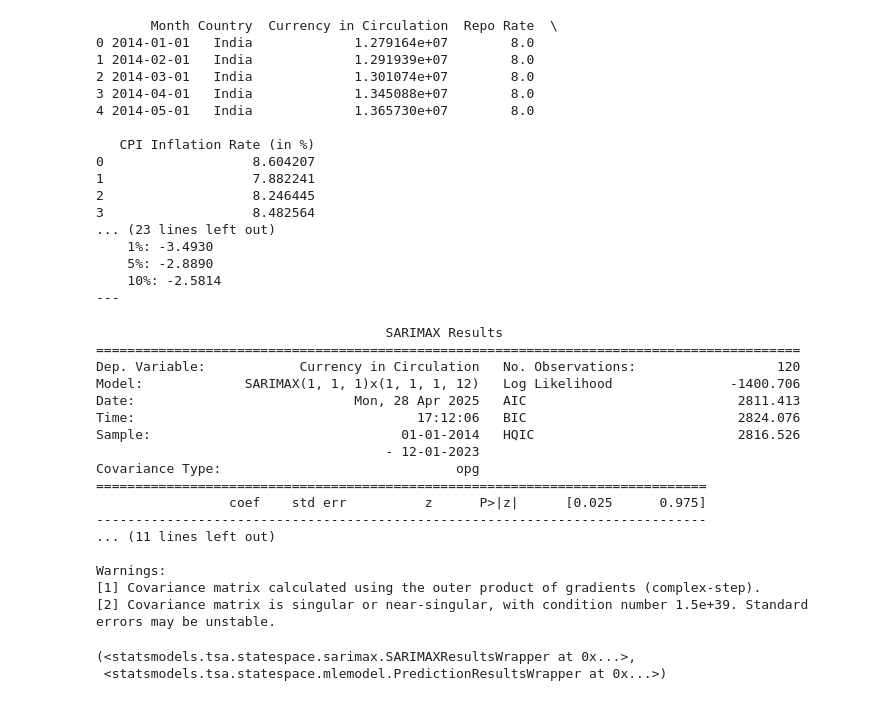
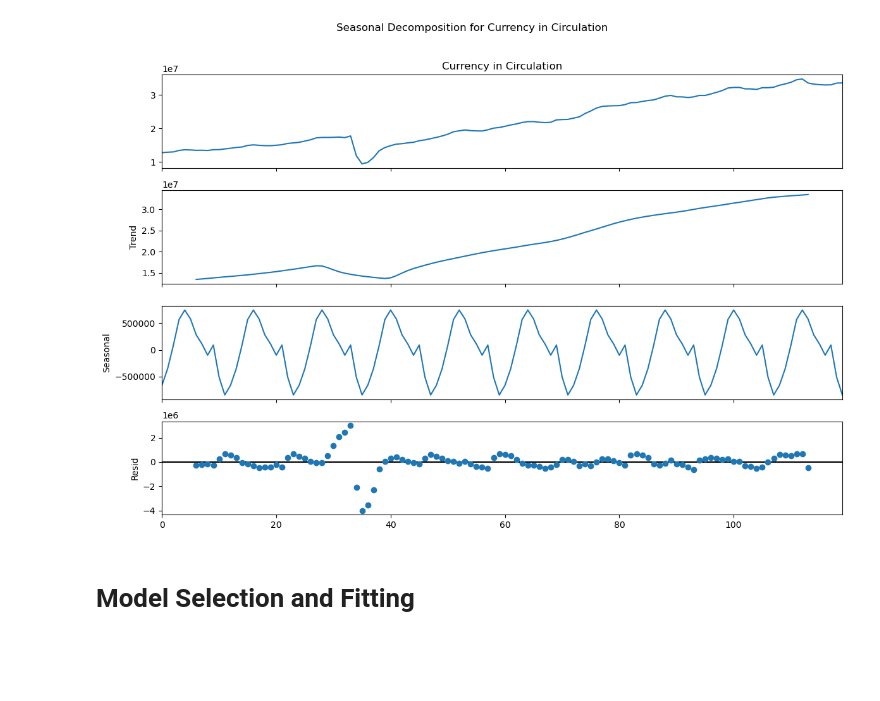
Before and after one commit to Shre-D/AE-Assignment, a Jupyter notebook: analysis.ipynb, the cells around one changed output. Cells and saved outputs as stored; diff of their text form; code cells hidden in the pictures; blank space fills up the shorter version.

```diff
--- a/analysis.ipynb
+++ b/analysis.ipynb
@@ -130,8 +169,10 @@ def plot_acf_pacf(series, lags=40, prefix='currency'):
 # %%
-def plot_decomposition(series, period=12, prefix='currency'):
-    decomposition = seasonal_decompose(series.dropna(), model='additive', period=period)
-    fig = decomposition.plot()
-    fig.set_size_inches(12,8)
-    plt.tight_layout()
-    plt.savefig(f'graphs/{prefix}_decomposition.png')
-    plt.close()
+# Seasonal Decomposition
+decomposition = seasonal_decompose(df['Currency in Circulation'].dropna(), model='additive', period=12)
+fig = decomposition.plot()
+fig.suptitle('Seasonal Decomposition for Currency in Circulation', y=1.02)
+fig.set_size_inches(12,8)
+plt.tight_layout()
+plt.show()
+# %% [output]
+[figure, added]
@@ -159,57 +179,2 @@ def sarimax_forecast(series, order=(1,0,0), seasonal_order=(0,0,0,0), steps=12):
-# %%
-# Main block to run
-file_path = 'Monthly_Series_Economic_Variable.xlsx'  # Replace with your actual file path
-df = load_prepare_data(file_path)
-print(df.head())
-
-save_summary_stats(df, 'summary.txt')
-plot_time_series(df)
-
-# Stationarity tests
-adf_test(df['Currency in Circulation'], 'Currency in Circulation')
-adf_test(df['Repo Rate'], 'Repo Rate')
-adf_test(df['CPI Inflation Rate (in %)'], 'CPI Inflation Rate')
-
-# Plots
-plot_acf_pacf(df['Currency in Circulation'], prefix='currency')
-plot_decomposition(df['Currency in Circulation'], prefix='currency')
-
-# SARIMAX Forecast (example) - order and seasonal_order should be chosen carefully after model identification
-sarimax_forecast(df.set_index('Month')['Currency in Circulation'], order=(1,1,1), seasonal_order=(1,1,1,12), steps=12)
-# %% [output]
-       Month Country  Currency in Circulation  Repo Rate  \
-0 2014-01-01   India             1.279164e+07        8.0
-1 2014-02-01   India             1.291939e+07        8.0
-2 2014-03-01   India             1.301074e+07        8.0
-3 2014-04-01   India             1.345088e+07        8.0
-4 2014-05-01   India             1.365730e+07        8.0
-
-   CPI Inflation Rate (in %)
-0                   8.604207
-1                   7.882241
-2                   8.246445
-3                   8.482564
-... (23 lines left out)
-    1%: -3.4930
-    5%: -2.8890
-    10%: -2.5814
----
-                                     SARIMAX Results
-==========================================================================================
-Dep. Variable:            Currency in Circulation   No. Observations:                  120
-Model:             SARIMAX(1, 1, 1)x(1, 1, 1, 12)   Log Likelihood               -1400.706
-Date:                            Mon, 28 Apr 2025   AIC                           2811.413
-Time:                                    17:12:06   BIC                           2824.076
-Sample:                                01-01-2014   HQIC                          2816.526
-                                     - 12-01-2023
-Covariance Type:                              opg
-==============================================================================
-                 coef    std err          z      P>|z|      [0.025      0.975]
-------------------------------------------------------------------------------
-... (11 lines left out)
-
-Warnings:
-[1] Covariance matrix calculated using the outer product of gradients (complex-step).
-[2] Covariance matrix is singular or near-singular, with condition number 1.5e+39. Standard errors may be unstable.
-(<statsmodels.tsa.statespace.sarimax.SARIMAXResultsWrapper at 0x...>,
- <statsmodels.tsa.statespace.mlemodel.PredictionResultsWrapper at 0x...>)
+# %% [markdown]
+# Model Selection and Fitting
```
Also changed, not shown: parts of 25 cells of this notebook.
